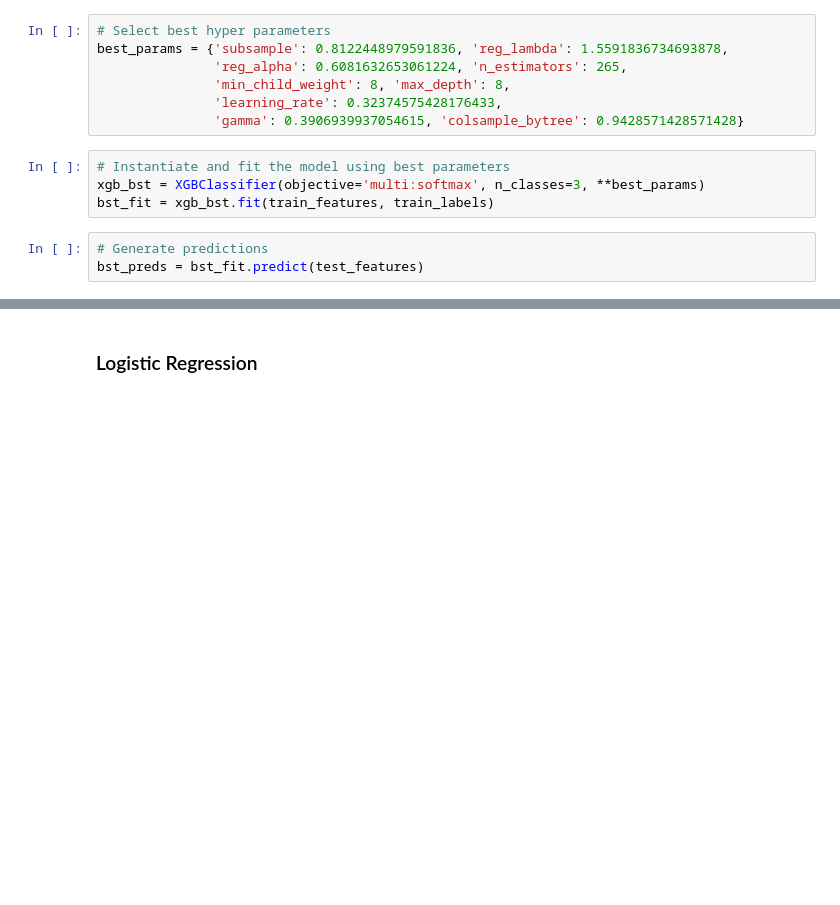
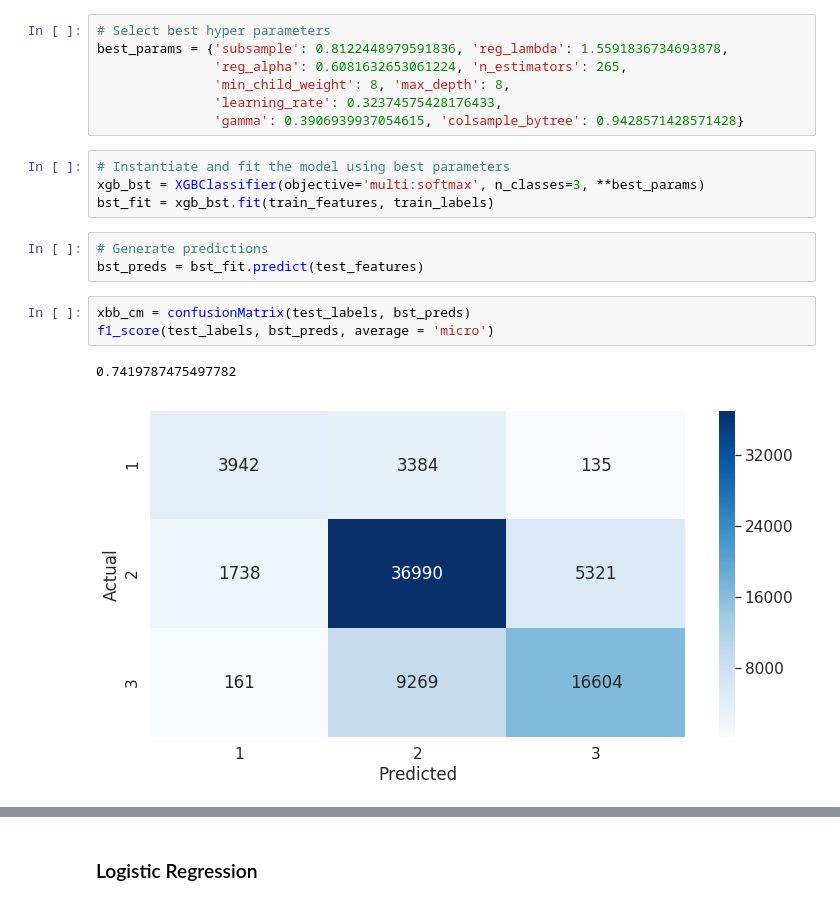
Before and after one commit to belulali/earthquake, a Jupyter notebook: Earthquake.ipynb, the cells around one changed output, grey strips where cells are left out. Drawn from its saved outputs; the diff is of its cells as text; blank space fills up the shorter version.

```diff
--- a/Earthquake.ipynb
+++ b/Earthquake.ipynb
@@ -329,5 +318,11 @@ bst_fit = xgb_bst.fit(train_features, train_labels)
 # %%
 # Generate predictions
 bst_preds = bst_fit.predict(test_features)
+# %%
+xbb_cm = confusionMatrix(test_labels, bst_preds)
+f1_score(test_labels, bst_preds, average = 'micro')
+# %% [output]
+0.7419787475497782
+[figure, added]
 # %%
 # Plot feature importance
```
Also changed, not shown: parts of 27 cells of this notebook.
